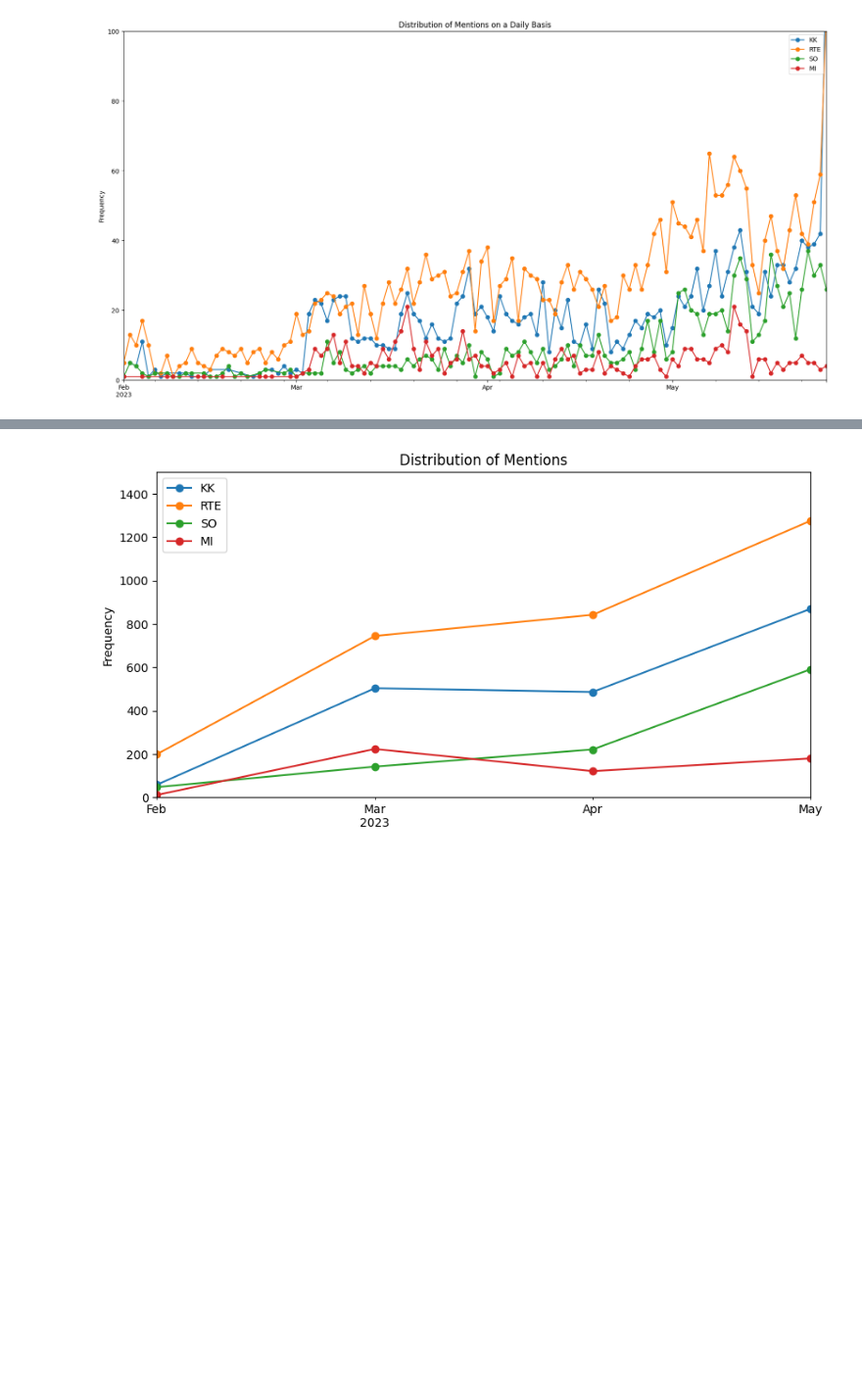
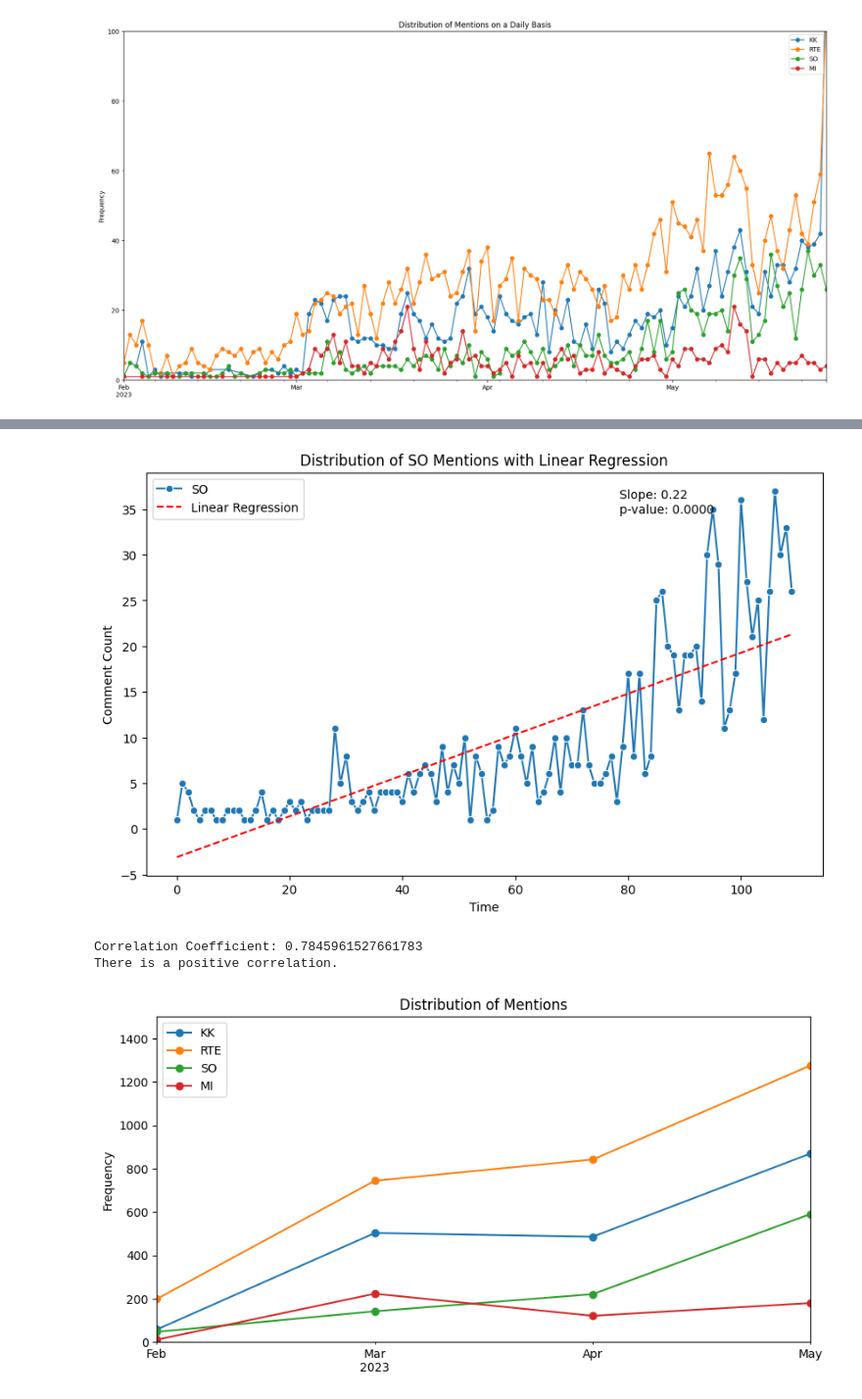
Before and after one commit to HFyilmaz/Data-Science-Project-CS210-Project, a Jupyter notebook: analysis/hypothesis-trial.ipynb, the cells around one changed output, grey strips where cells are left out. Shown at 98% size. Drawn from its saved outputs; the diff is of its cells as text; code cells hidden in the pictures; blank space fills up the shorter version.

```diff
--- a/analysis/hypothesis-trial.ipynb
+++ b/analysis/hypothesis-trial.ipynb
@@ -667,3 +832,52 @@ plt.show()
+# %%
+# Perform linear regression analysis and plot line graph for SO mentions
+dates_so = np.arange(len(so_counts2))
+counts_so = so_counts2.values
+
+X_so = sm.add_constant(dates_so)
+model_so = sm.OLS(counts_so, X_so)
+results_so = model_so.fit()
+
+slope_so = results_so.params[1]
+p_value_so = results_so.pvalues[1]
+
+fig, ax = plt.subplots(figsize=(10, 6))
+sns.lineplot(data=so_counts2, ax=ax, marker='o', linestyle='-', label='SO')
+ax.plot(dates_so, results_so.predict(), color='red', linestyle='--', label='Linear Regression')
+
+ax.set_xlabel('Time')
+ax.set_ylabel('Comment Count')
+ax.set_title('Distribution of SO Mentions with Linear Regression')
+
+ax.legend()
+ax.text(0.7, 0.9, f'Slope: {slope_so:.2f}\np-value: {p_value_so:.4f}', transform=ax.transAxes)
+
+plt.show()
+# %% [output]
+[figure, added]
+# %%
+import numpy as np
+
+# Prepare the data for correlation analysis
+dates = np.arange(len(so_counts2))
+counts = so_counts2.values
+
+# Calculate the correlation coefficient
+corr_coeff = np.corrcoef(dates, counts)[0, 1]
+
+# Print the correlation coefficient
+print(f"Correlation Coefficient: {corr_coeff}")
+
+# Analyze the correlation coefficient
+if corr_coeff > 0:
+    print("There is a positive correlation.")
+elif corr_coeff < 0:
+    print("There is a negative correlation.")
+else:
+    print("There is no correlation.")
+# %% [output]
+Correlation Coefficient: 0.7845961527661783
+There is a positive correlation.
 # %%
 import matplotlib.pyplot as plt
 
```
Also changed, not shown: parts of 6 cells of this notebook.
